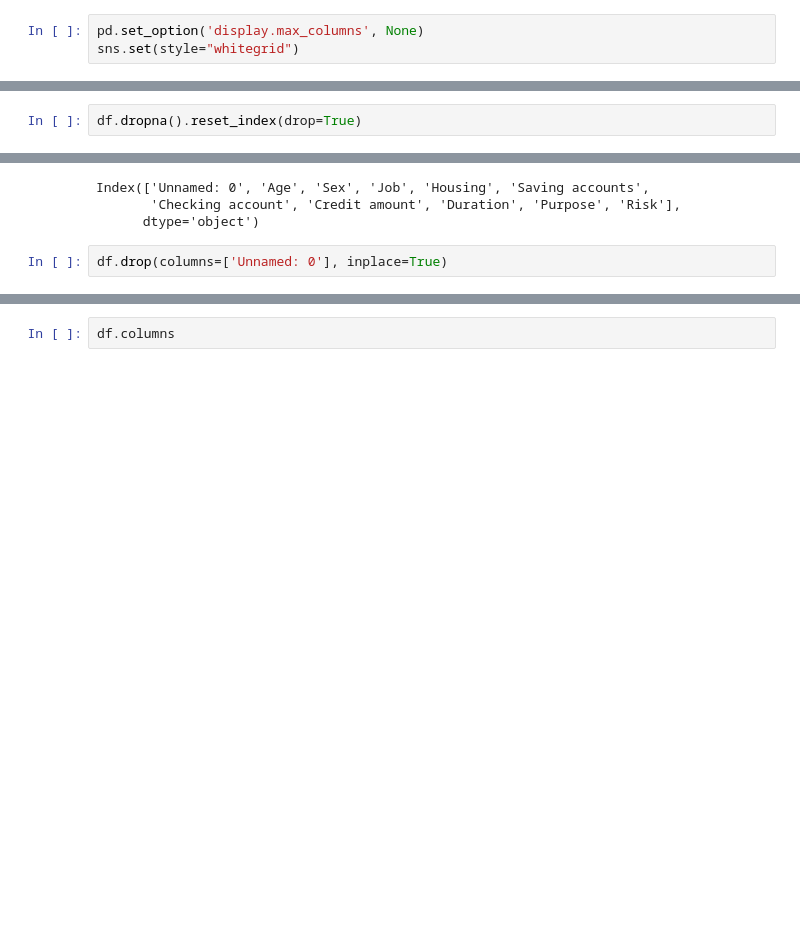
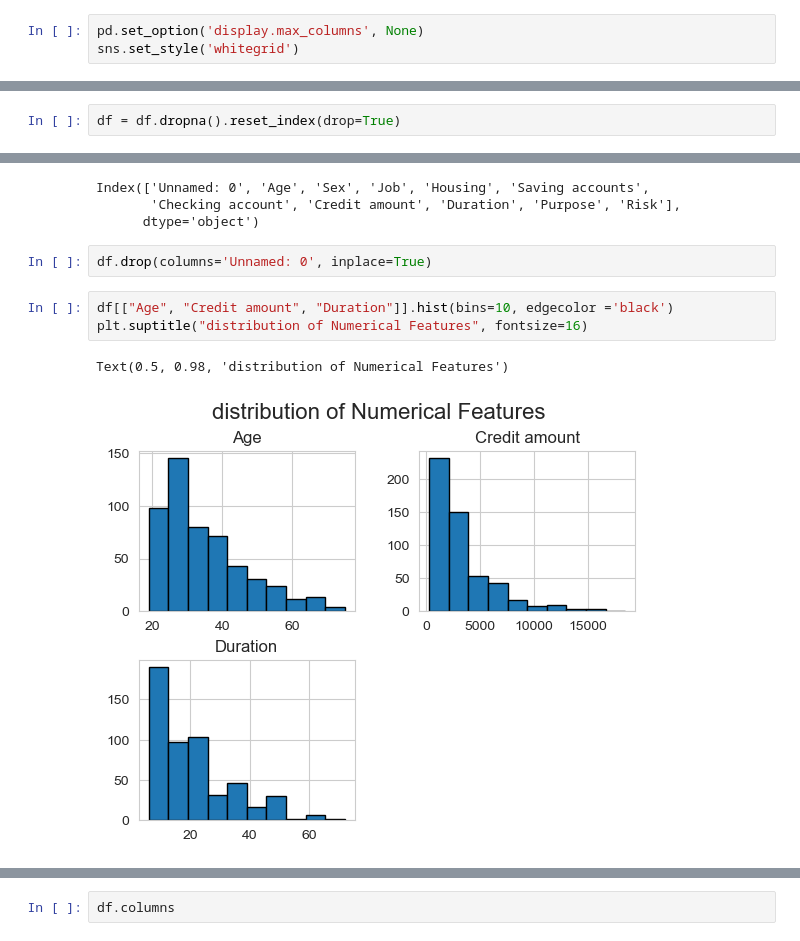
Before and after one commit to DevolRaman750/Credit_RIsk_Model, a Jupyter notebook: analysis_model.ipynb, the cells around one changed output, grey strips where cells are left out. Drawn from its saved outputs; the diff is of its cells as text; blank space fills up the shorter version.

```diff
--- a/analysis_model.ipynb
+++ b/analysis_model.ipynb
@@ -7,6 +7,6 @@ import pandas as pd
 import seaborn as sns
 # %%
 pd.set_option('display.max_columns', None)
-sns.set(style="whitegrid")
+sns.set_style('whitegrid')
 # %%
 df = pd.read_csv('german_credit_data.csv')
@@ -101,4 +98,4 @@ df.duplicated().sum()
 # %% [output]
 np.int64(0)
 # %%
-df.dropna().reset_index(drop=True)
+df = df.dropna().reset_index(drop=True)
@@ -123,4 +122,10 @@ Index(['Unnamed: 0', 'Age', 'Sex', 'Job', 'Housing', 'Saving accounts',
        'Checking account', 'Credit amount', 'Duration', 'Purpose', 'Risk'],
       dtype='object')
 # %%
-df.drop(columns=['Unnamed: 0'], inplace=True)
+df.drop(columns='Unnamed: 0', inplace=True)
+# %%
+df[["Age", "Credit amount", "Duration"]].hist(bins=10, edgecolor ='black')
+plt.suptitle("distribution of Numerical Features", fontsize=16)
+# %% [output]
+Text(0.5, 0.98, 'distribution of Numerical Features')
+[figure, added]
```
Also changed, not shown: parts of 76 cells of this notebook, 7 other files.
